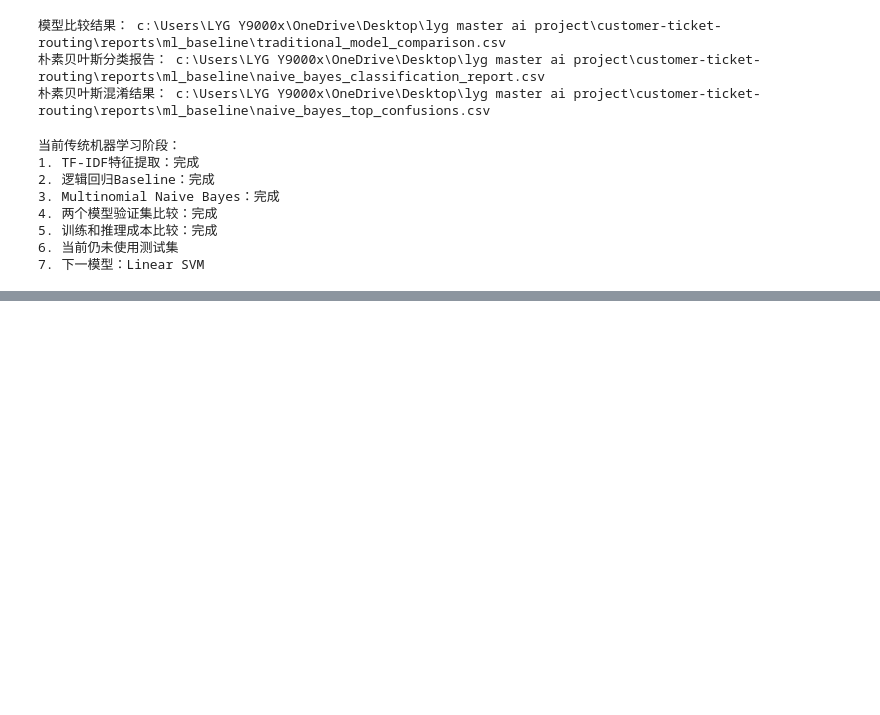
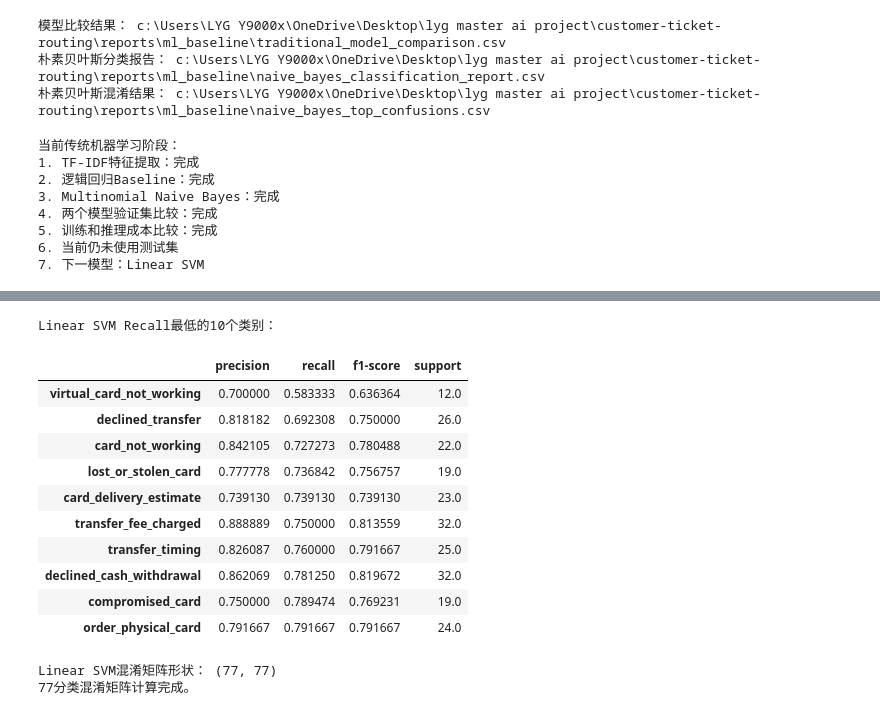
Before and after one commit to shdbdud/customer-ticket-routing, a Jupyter notebook: note.ipynb, the cells around one changed output, grey strips where cells are left out. Cells and saved outputs as stored; diff of their text form; code cells hidden in the pictures; blank space fills up the shorter version.

```diff
--- a/note.ipynb
+++ b/note.ipynb
@@ -2280,0 +2473,63 @@ print("7. 下一模型：Linear SVM")
+# %%
+# Cell 94：查看Recall最低的10个类别
+
+svm_per_class_report_df = svm_report_df.loc[
+    linear_svm_model.classes_
+].copy()
+
+svm_lowest_recall_classes = (
+    svm_per_class_report_df
+    .sort_values(
+        by="recall",
+        ascending=True
+    )
+    .head(10)
+)
+
+print("Linear SVM Recall最低的10个类别：")
+
+display(
+    svm_lowest_recall_classes[
+        [
+            "precision",
+            "recall",
+            "f1-score",
+            "support"
+        ]
+    ]
+)
+# %% [output]
+Linear SVM Recall最低的10个类别：
+|  | precision | recall | f1-score | support |
+| virtual_card_not_working | 0.700000 | 0.583333 | 0.636364 | 12.0 |
+| declined_transfer | 0.818182 | 0.692308 | 0.750000 | 26.0 |
+| card_not_working | 0.842105 | 0.727273 | 0.780488 | 22.0 |
+| lost_or_stolen_card | 0.777778 | 0.736842 | 0.756757 | 19.0 |
+| card_delivery_estimate | 0.739130 | 0.739130 | 0.739130 | 23.0 |
+| transfer_fee_charged | 0.888889 | 0.750000 | 0.813559 | 32.0 |
+| transfer_timing | 0.826087 | 0.760000 | 0.791667 | 25.0 |
+| declined_cash_withdrawal | 0.862069 | 0.781250 | 0.819672 | 32.0 |
+| compromised_card | 0.750000 | 0.789474 | 0.769231 | 19.0 |
+| order_physical_card | 0.791667 | 0.791667 | 0.791667 | 24.0 |
+# %%
+# Cell 95：计算Linear SVM混淆矩阵
+
+svm_class_labels = linear_svm_model.classes_
+
+svm_confusion_matrix = confusion_matrix(
+    y_validation,
+    svm_validation_predictions,
+    labels=svm_class_labels
+)
+
+print(
+    "Linear SVM混淆矩阵形状：",
+    svm_confusion_matrix.shape
+)
+
+assert svm_confusion_matrix.shape == (77, 77)
+
+print("77分类混淆矩阵计算完成。")
+# %% [output]
+Linear SVM混淆矩阵形状： (77, 77)
+77分类混淆矩阵计算完成。
```
Also changed, not shown: parts of 16 cells of this notebook, 4 other files.
